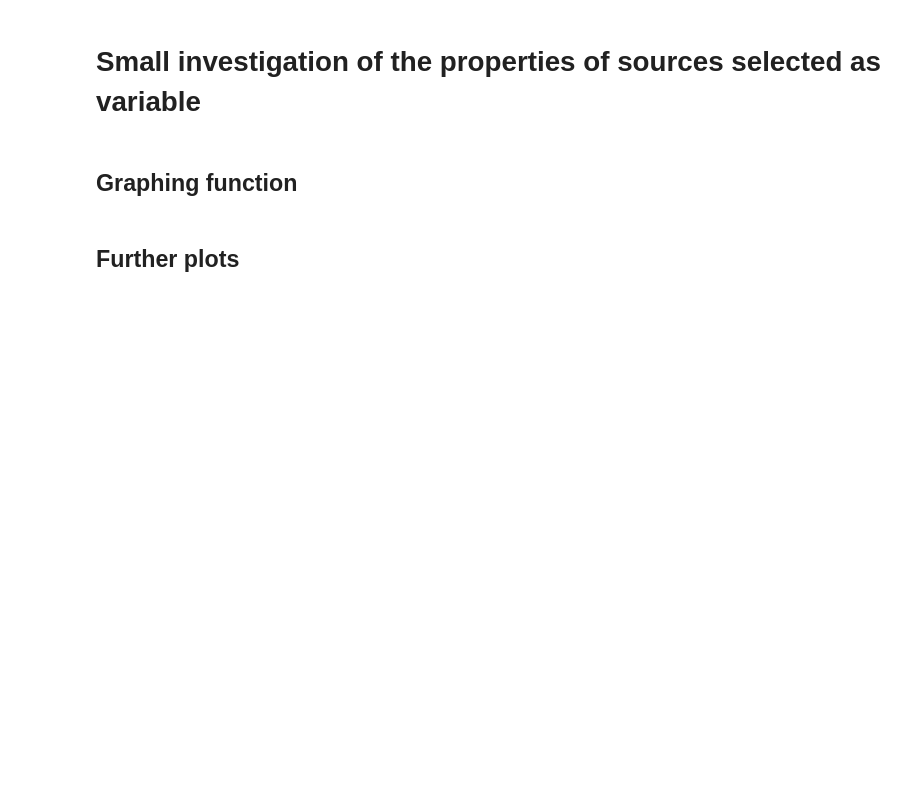
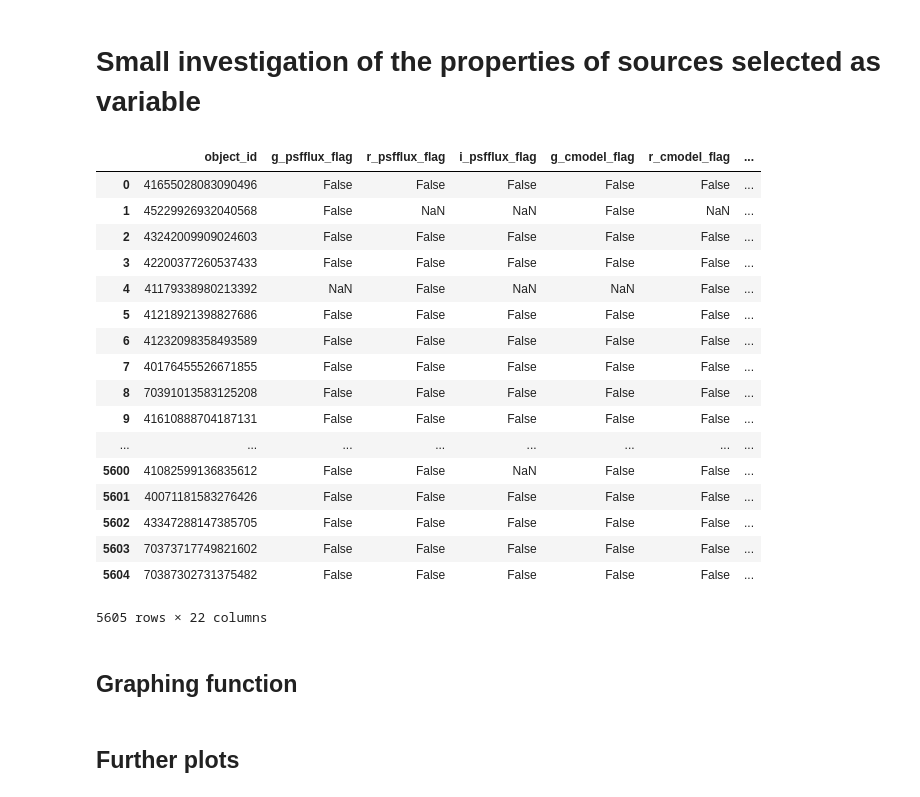
Before and after one commit to openhearted99/AGN_variability_project, a Jupyter notebook: Examination of the relationship between AGN luminosity and redshift.ipynb, the cells around one changed output. Saved outputs shown, nothing was run; the diff lists cells and outputs as text; code cells hidden in the pictures; blank space fills up the shorter version.

```diff
--- a/Examination of the relationship between AGN luminosity and redshift.ipynb
+++ b/Examination of the relationship between AGN luminosity and redshift.ipynb
@@ -281,5 +357,26 @@ icmodel_mag_dif_and_redshift, icmodel_mag_err = extract_data(matched_array, SDSS
 # %% [markdown]
 # Small investigation of the properties of sources selected as variable
+# %%
+df.iloc[:, 14:]
+# %% [output]
+|  | object_id | g_psfflux_flag | r_psfflux_flag | i_psfflux_flag | g_cmodel_flag | r_cmodel_flag | ... |
+| 0 | 41655028083090496 | False | False | False | False | False | ... |
+| 1 | 45229926932040568 | False | NaN | NaN | False | NaN | ... |
+| 2 | 43242009909024603 | False | False | False | False | False | ... |
+| 3 | 42200377260537433 | False | False | False | False | False | ... |
+| 4 | 41179338980213392 | NaN | False | NaN | NaN | False | ... |
+| 5 | 41218921398827686 | False | False | False | False | False | ... |
+| 6 | 41232098358493589 | False | False | False | False | False | ... |
+| 7 | 40176455526671855 | False | False | False | False | False | ... |
+| 8 | 70391013583125208 | False | False | False | False | False | ... |
+| 9 | 41610888704187131 | False | False | False | False | False | ... |
+| ... | ... | ... | ... | ... | ... | ... | ... |
+| 5600 | 41082599136835612 | False | False | NaN | False | False | ... |
+| 5601 | 40071181583276426 | False | False | False | False | False | ... |
+| 5602 | 43347288147385705 | False | False | False | False | False | ... |
+| 5603 | 70373717749821602 | False | False | False | False | False | ... |
+| 5604 | 70387302731375482 | False | False | False | False | False | ... |
+5605 rows × 22 columns
 # %% [markdown]
 ## Graphing function
 # %%
```
Also changed, not shown: parts of 13 cells of this notebook, 2 other files.
